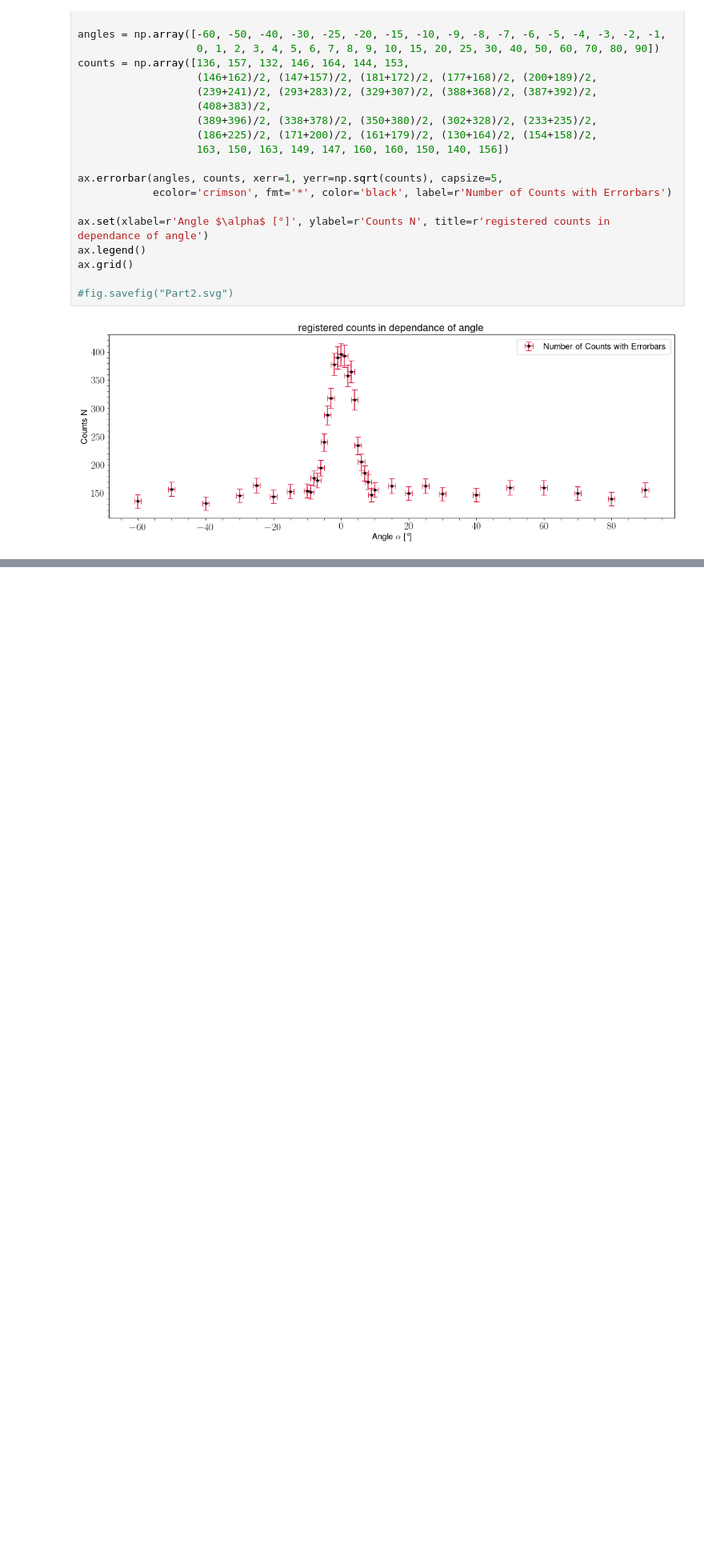
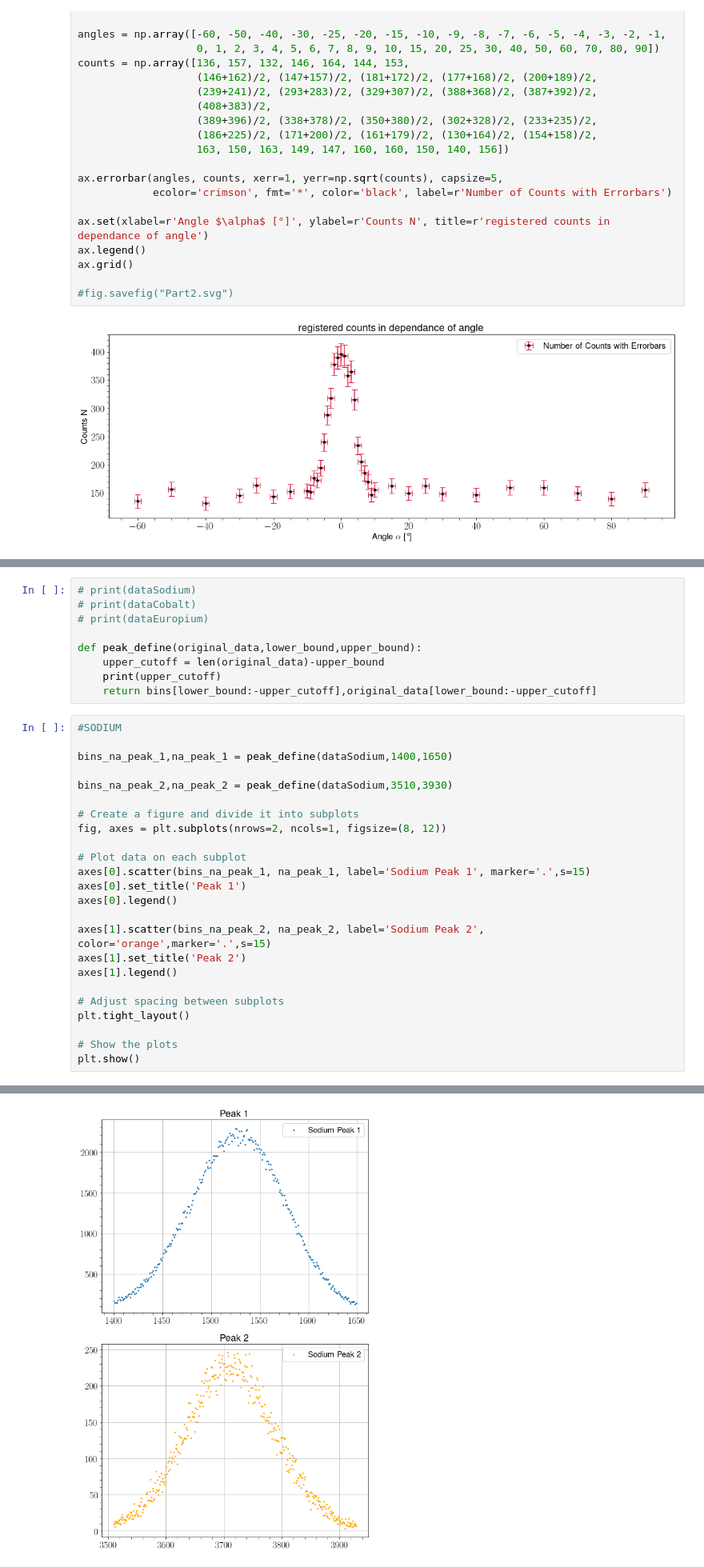
Before and after one commit to MayerPablo/FP, a Jupyter notebook: Szintillator.ipynb, the cells around one changed output, grey strips where cells are left out. Shown: that part at 80% size. Cells and saved outputs as stored; diff of their text form; blank space fills up the shorter version.

```diff
--- a/Szintillator.ipynb
+++ b/Szintillator.ipynb
@@ -735,0 +382,34 @@ def latextable(werte,      #Alle Werte als numpy Array von Wertearrays (dtype=fl
+# %%
+# print(dataSodium)
+# print(dataCobalt)
+# print(dataEuropium)
+
+def peak_define(original_data,lower_bound,upper_bound):
+    upper_cutoff = len(original_data)-upper_bound
+    print(upper_cutoff)
+    return bins[lower_bound:-upper_cutoff],original_data[lower_bound:-upper_cutoff]
+# %%
+#SODIUM
+
+bins_na_peak_1,na_peak_1 = peak_define(dataSodium,1400,1650)
+
+bins_na_peak_2,na_peak_2 = peak_define(dataSodium,3510,3930)
+
+# Create a figure and divide it into subplots
+fig, axes = plt.subplots(nrows=2, ncols=1, figsize=(8, 12))
+
+# Plot data on each subplot
+axes[0].scatter(bins_na_peak_1, na_peak_1, label='Sodium Peak 1', marker='.',s=15)
+axes[0].set_title('Peak 1')
+axes[0].legend()
+
+axes[1].scatter(bins_na_peak_2, na_peak_2, label='Sodium Peak 2', color='orange',marker='.',s=15)
+axes[1].set_title('Peak 2')
+axes[1].legend()
+
+# Adjust spacing between subplots
+plt.tight_layout()
+
+# Show the plots
+plt.show()
+# %% [output]
@@ -735,0 +418 @@ def latextable(werte,      #Alle Werte als numpy Array von Wertearrays (dtype=fl
+[figure, added]
```
Also changed, not shown: parts of 8 cells of this notebook, 1 other file.
